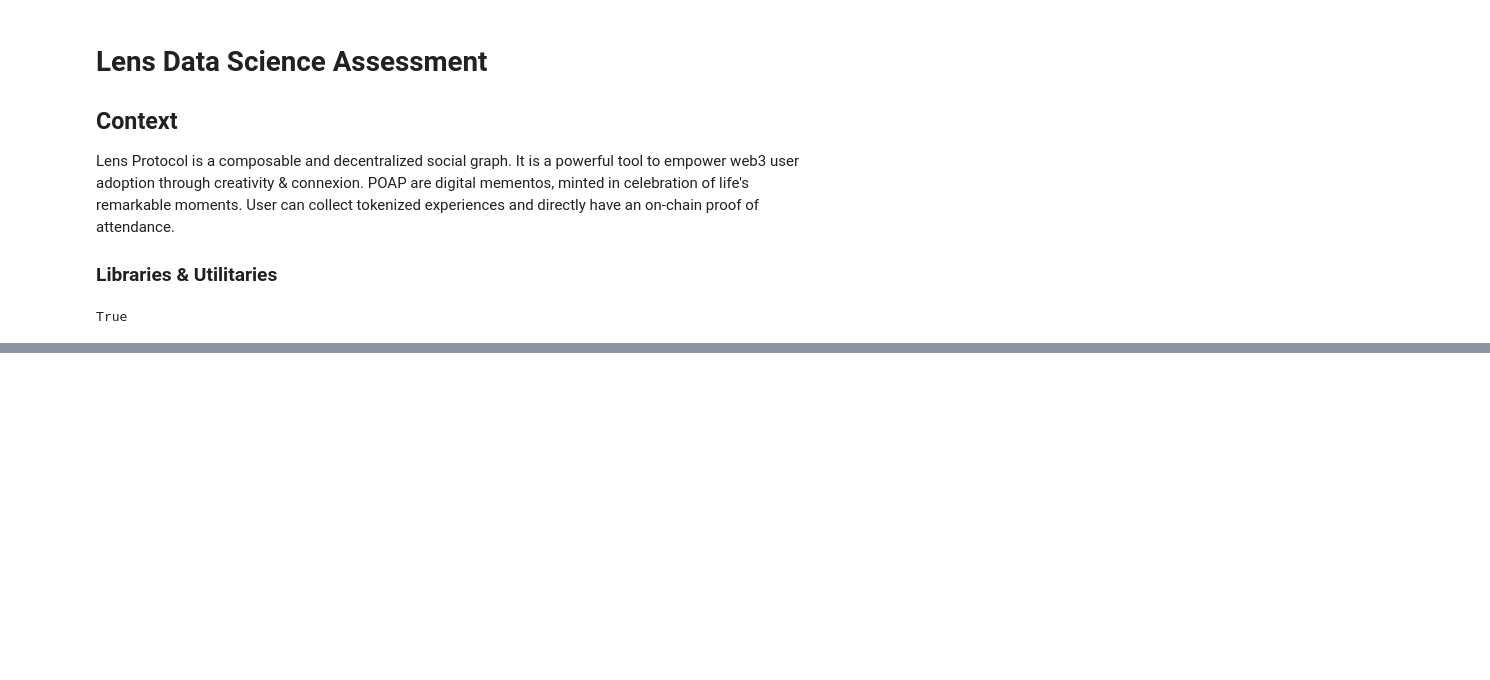
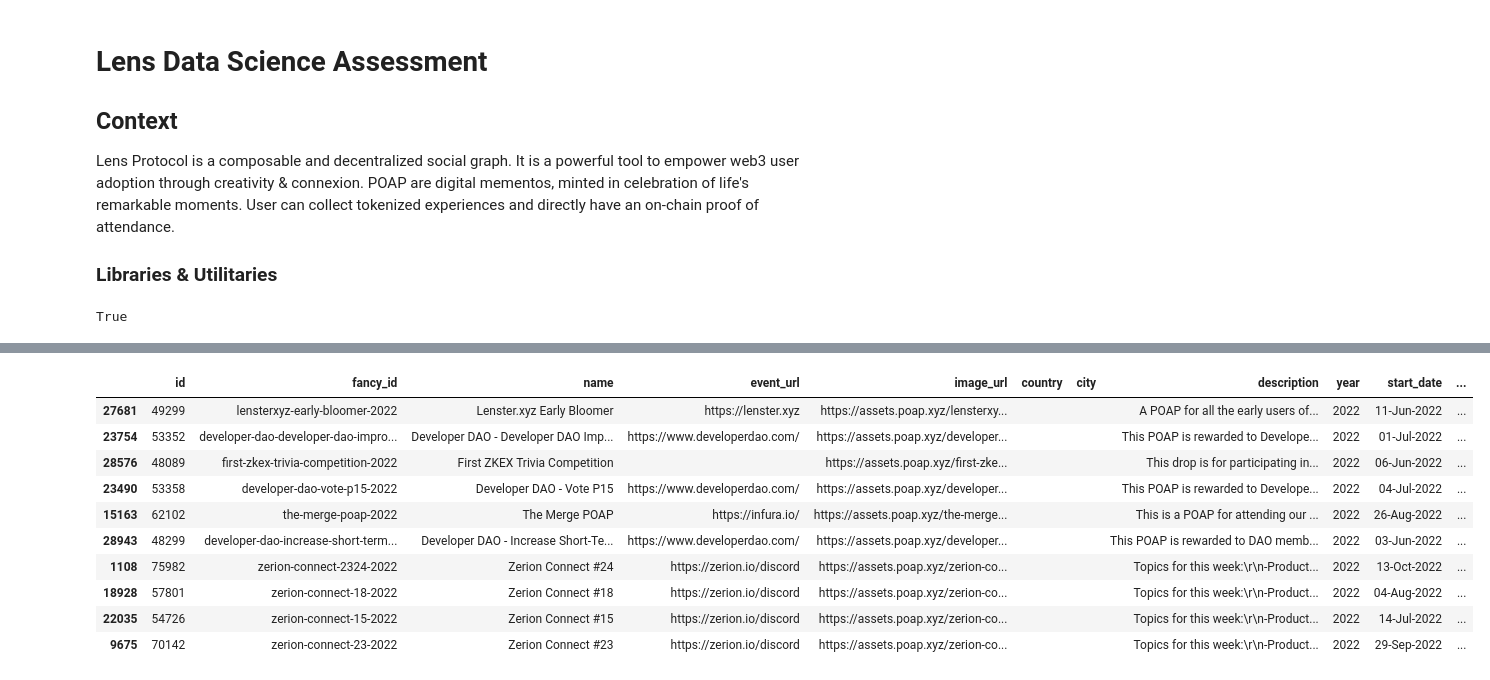
Before and after one commit to ExoMonk/z-lens, a Jupyter notebook: assignment.ipynb, the cells around one changed output, grey strips where cells are left out. Drawn from its saved outputs; the diff is of its cells as text; code cells hidden in the pictures; blank space fills up the shorter version.

Commit message:
Completed TOP10 Poap Analysis and SQL Query

```diff
--- a/assignment.ipynb
+++ b/assignment.ipynb
@@ -30,0 +179,3 @@ lens_user_sample.head()
+# %%
+poap_events_df = poap_events_df.drop(columns=['holders'])
+poap_events_df.head()
@@ -30,0 +191,3 @@ lens_user_sample.head()
+# %%
+top_10_poap_held_by_lens_users = poap_events_df.sort_values(by=['count_lens_users'], ascending=False).iloc[:10]
+top_10_poap_held_by_lens_users['event_id'] = top_10_poap_held_by_lens_users['event_id'].astype('int64')
@@ -30,0 +208,26 @@ lens_user_sample.head()
+# %%
+headers = {
+    'Accept': '*/*',
+    'Connection': 'keep-alive'
+}
+
+poap_api = APIBuilder("https://api.poap.xyz/events", headers)
+events = poap_api.get('')
+# %%
+events = json.loads(events.text)
+events_df = pd.DataFrame(events)
+events_df.to_csv('poap_events.csv')
+# %%
+events_df.join(top_10_poap_held_by_lens_users.set_index('event_id'), on='id', how='right')
+# %% [output]
+|  | id | fancy_id | name | event_url | image_url | country | city | description | year | start_date | ... |
+| 27681 | 49299 | lensterxyz-early-bloomer-2022 | Lenster.xyz Early Bloomer | https://lenster.xyz | https://assets.poap.xyz/lensterxy... |  |  | A POAP for all the early users of... | 2022 | 11-Jun-2022 | ... |
+| 23754 | 53352 | developer-dao-developer-dao-impro... | Developer DAO - Developer DAO Imp... | https://www.developerdao.com/ | https://assets.poap.xyz/developer... |  |  | This POAP is rewarded to Develope... | 2022 | 01-Jul-2022 | ... |
+| 28576 | 48089 | first-zkex-trivia-competition-2022 | First ZKEX Trivia Competition |  | https://assets.poap.xyz/first-zke... |  |  | This drop is for participating in... | 2022 | 06-Jun-2022 | ... |
+| 23490 | 53358 | developer-dao-vote-p15-2022 | Developer DAO - Vote P15 | https://www.developerdao.com/ | https://assets.poap.xyz/developer... |  |  | This POAP is rewarded to Develope... | 2022 | 04-Jul-2022 | ... |
+| 15163 | 62102 | the-merge-poap-2022 | The Merge POAP | https://infura.io/ | https://assets.poap.xyz/the-merge... |  |  | This is a POAP for attending our ... | 2022 | 26-Aug-2022 | ... |
+| 28943 | 48299 | developer-dao-increase-short-term... | Developer DAO - Increase Short-Te... | https://www.developerdao.com/ | https://assets.poap.xyz/developer... |  |  | This POAP is rewarded to DAO memb... | 2022 | 03-Jun-2022 | ... |
+| 1108 | 75982 | zerion-connect-2324-2022 | Zerion Connect #24 | https://zerion.io/discord | https://assets.poap.xyz/zerion-co... |  |  | Topics for this week:\r\n-Product... | 2022 | 13-Oct-2022 | ... |
+| 18928 | 57801 | zerion-connect-18-2022 | Zerion Connect #18 | https://zerion.io/discord | https://assets.poap.xyz/zerion-co... |  |  | Topics for this week:\r\n-Product... | 2022 | 04-Aug-2022 | ... |
+| 22035 | 54726 | zerion-connect-15-2022 | Zerion Connect #15 | https://zerion.io/discord | https://assets.poap.xyz/zerion-co... |  |  | Topics for this week:\r\n-Product... | 2022 | 14-Jul-2022 | ... |
+| 9675 | 70142 | zerion-connect-23-2022 | Zerion Connect #23 | https://zerion.io/discord | https://assets.poap.xyz/zerion-co... |  |  | Topics for this week:\r\n-Product... | 2022 | 29-Sep-2022 | ... |
```
Also changed, not shown: parts of 29 cells of this notebook, 4 other files.
